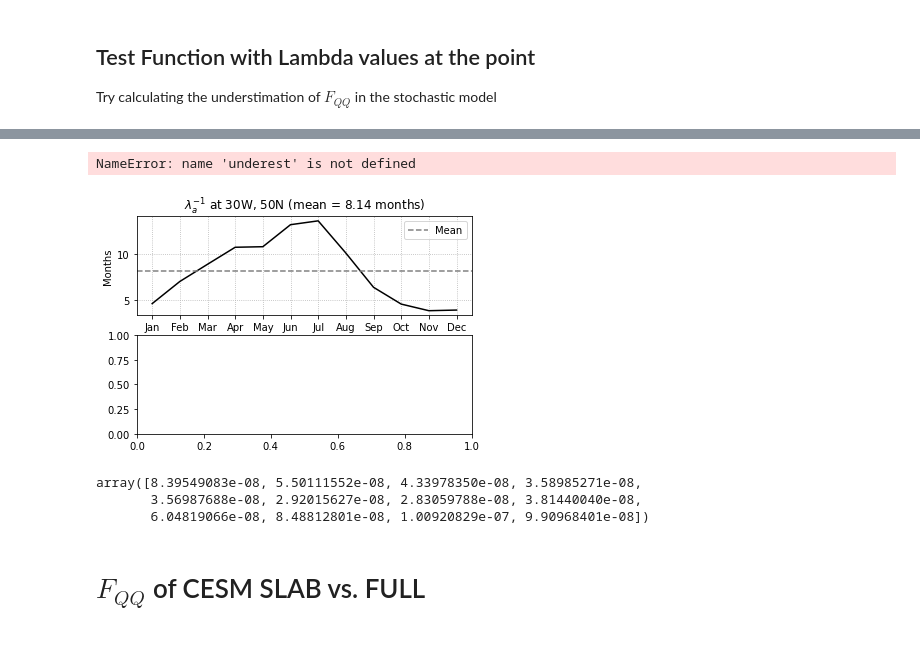
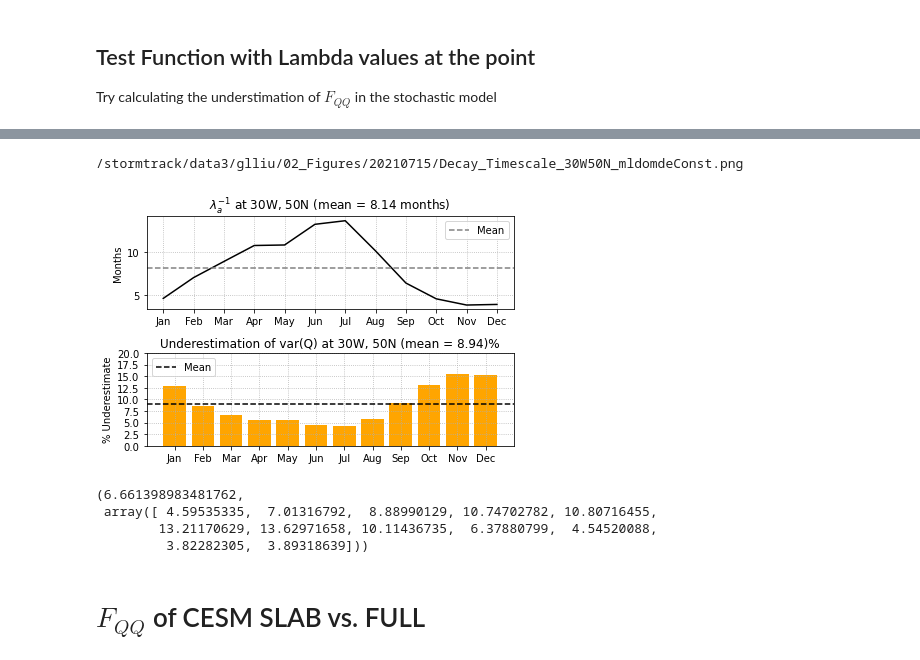
Before and after one commit to glennliu265/stochmod, a Jupyter notebook: analysis/compare_spectra_theoretical.ipynb, the cells around one changed output, grey strips where cells are left out. Saved outputs shown, nothing was run; the diff lists cells and outputs as text; code cells hidden in the pictures.

```diff
--- a/analysis/compare_spectra_theoretical.ipynb
+++ b/analysis/compare_spectra_theoretical.ipynb
@@ -403,39 +425,41 @@ NameError: name 'calc_Tqcorr' is not defined
 # %%
 # Plot Results
 
 # Underestimation
 # Plot just the timescale
 fig,axs = plt.subplots(2,1)
 
 ax = axs[0]
 ax.plot(mons3,1/(lbd_mon*3600*24*30),color='k')
-ax.set_title("$\lambda_a^{-1}$ at 30W, 50N (mean = %.2f months)" % (np.mean(1/(lbd_mon*3600*24*30))))
+ax.set_title("$\lambda_a^{-1}$ at 30W, 50N (mean = %.2f months)" % ((1/(lbd_mon*3600*24*30)).mean()))
 ax.axhline(np.mean(1/(lbd_mon*3600*24*30)),color='gray',ls='dashed',label="Mean")
 ax.legend()
 ax.set_ylabel("Months")
 ax.grid(True,ls='dotted')
 plt.savefig("%sDecay_Timescale_30W50N.png"%outpath,dpi=200)
 
 ax = axs[1]
 ax.bar(mons3,(1-underest)*100,color='orange')
 ax.set_title("Underestimation of var(Q) at 30W, 50N (mean = %.2f)" % ((1-np.mean(underest))*100)+"%")
 ax.axhline((1-np.mean(underest))*100,color='black',ls='dashed',label="Mean")
 ax.set_ylim([0,20])
 ax.set_yticks(np.arange(0,22.5,2.5))
 ax.legend()
 ax.set_ylabel("% Underestimate")
 ax.grid(True,ls='dotted')
 plt.tight_layout()
 plt.savefig("%sDecay_Timescale_30W50N_mldomde%s.png"% (outpath,mldmode),dpi=200)
+print("%sDecay_Timescale_30W50N_mldomde%s.png"% (outpath,mldmode))
 # %% [output]
-NameError: name 'underest' is not defined
+/stormtrack/data3/glliu/02_Figures/20210715/Decay_Timescale_30W50N_mldomdeConst.png
-[figure, old version]
+[figure, new version]
 # %%
-lbd_mon
+1/(lbd_mon.mean()*3600*24*30),1/(lbd_mon*3600*24*30)
 # %% [output]
-array([8.39549083e-08, 5.50111552e-08, 4.33978350e-08, 3.58985271e-08,
-       3.56987688e-08, 2.92015627e-08, 2.83059788e-08, 3.81440040e-08,
-       6.04819066e-08, 8.48812801e-08, 1.00920829e-07, 9.90968401e-08])
+(6.661398983481762,
+ array([ 4.59535335,  7.01316792,  8.88990129, 10.74702782, 10.80716455,
+        13.21170629, 13.62971658, 10.11436735,  6.37880799,  4.54520088,
+         3.82282305,  3.89318639]))
 # %% [markdown]
 # $F_{QQ}$ of CESM SLAB vs. FULL
 # %%
```
Also changed, not shown: parts of 31 cells of this notebook.
